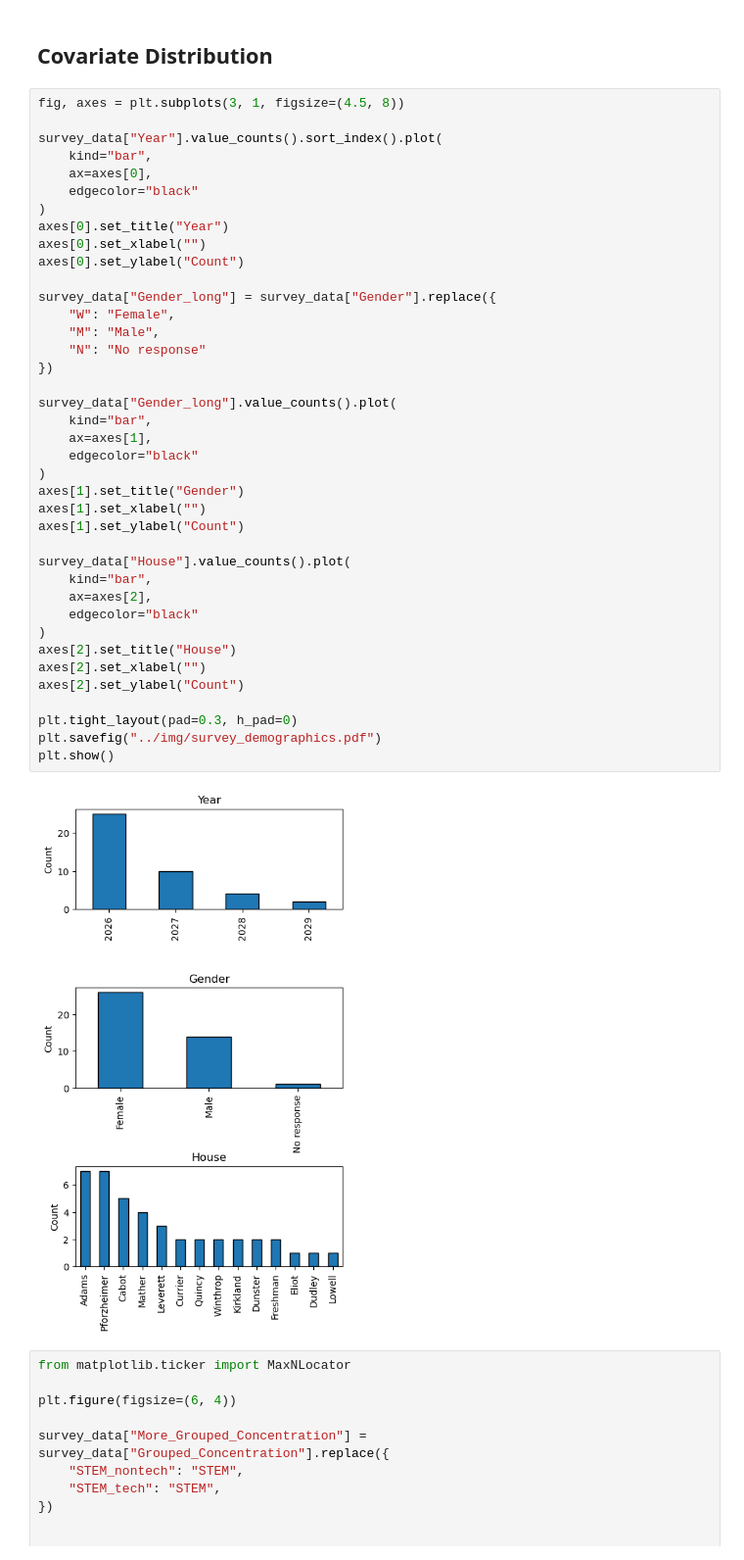
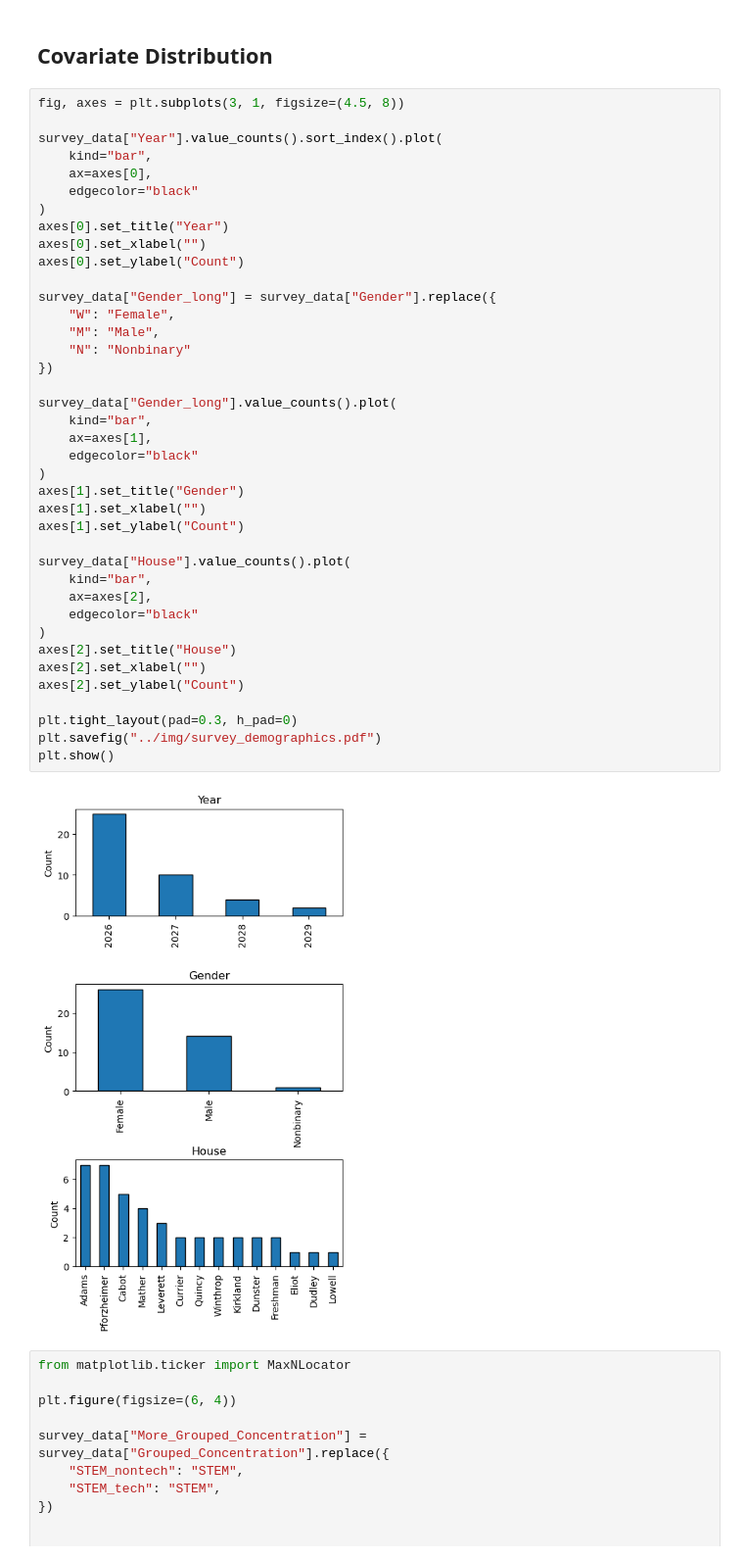
Before and after one commit to justinyli/unbiasing-social-networks, a Jupyter notebook: code/experiments copy.ipynb, the cells around one changed output. Shown at 98% size. Drawn from its saved outputs; the diff is of its cells as text.

```diff
--- a/code/experiments copy.ipynb
+++ b/code/experiments copy.ipynb
@@ -517,35 +517,35 @@ axes[0].set_title("Year")
 axes[0].set_xlabel("")
 axes[0].set_ylabel("Count")
 
 survey_data["Gender_long"] = survey_data["Gender"].replace({
     "W": "Female",
     "M": "Male",
-    "N": "No response"
+    "N": "Nonbinary"
 })
 
 survey_data["Gender_long"].value_counts().plot(
     kind="bar",
     ax=axes[1],
     edgecolor="black"
 )
 axes[1].set_title("Gender")
 axes[1].set_xlabel("")
 axes[1].set_ylabel("Count")
 
 survey_data["House"].value_counts().plot(
     kind="bar",
     ax=axes[2],
     edgecolor="black"
 )
 axes[2].set_title("House")
 axes[2].set_xlabel("")
 axes[2].set_ylabel("Count")
 
 plt.tight_layout(pad=0.3, h_pad=0)
 plt.savefig("../img/survey_demographics.pdf")
 plt.show()
 # %% [output]
-[figure, old version]
+[figure, new version]
 # %%
 from matplotlib.ticker import MaxNLocator
 
```
Also changed, not shown: parts of 6 cells of this notebook, 6 other files.
